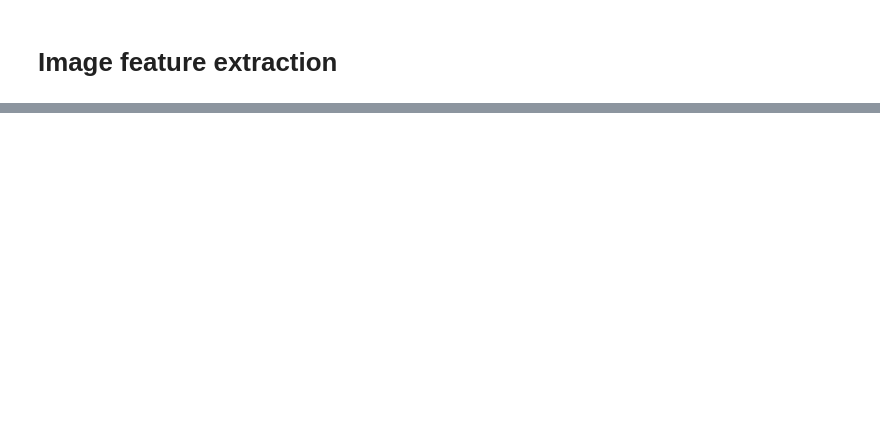
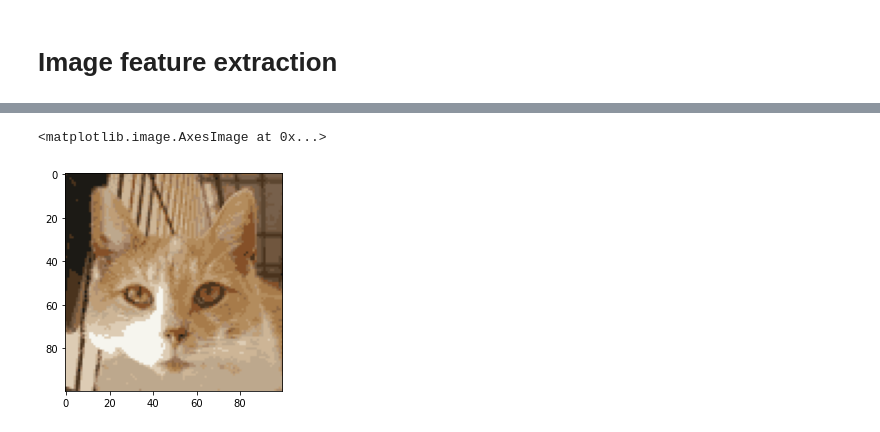
Before and after one commit to duotien/NDUD_HK2_2020, a Jupyter notebook: Features extraction.ipynb, the cells around one changed output, grey strips where cells are left out. Cells and saved outputs as stored; diff of their text form; code cells hidden in the pictures; blank space fills up the shorter version.

```diff
--- a/Features extraction.ipynb
+++ b/Features extraction.ipynb
@@ -49,17 +66,20 @@ plt.imshow(edge)
 # %%
 # Color Quantization
 Z = scaled.reshape((-1,3))
 # convert to np.float32
 Z = np.float32(Z)
 # define criteria, number of clusters(K) and apply kmeans()
 criteria = (cv2.TERM_CRITERIA_EPS + cv2.TERM_CRITERIA_MAX_ITER, 10, 1.0)
-K = 16
+K = 8
 ret,label,center=cv2.kmeans(Z,K,None,criteria,10,cv2.KMEANS_RANDOM_CENTERS)
 # Now convert back into uint8, and make original image
 center = np.uint8(center)
 res = center[label.flatten()]
 res2 = res.reshape((scaled.shape))
 plt.imshow(cv2.cvtColor(res2, cv2.COLOR_BGR2RGB))
+# %% [output]
+<matplotlib.image.AxesImage at 0x...>
+[figure, added]
 # %%
 # threshold
 gray = cv2.cvtColor(blur,cv2.COLOR_BGR2GRAY)
```
Also changed, not shown: parts of 5 cells of this notebook.
